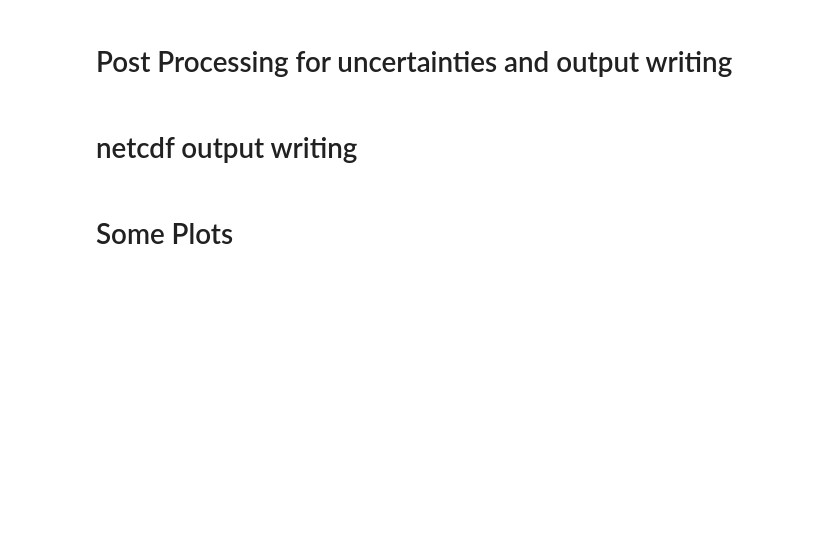
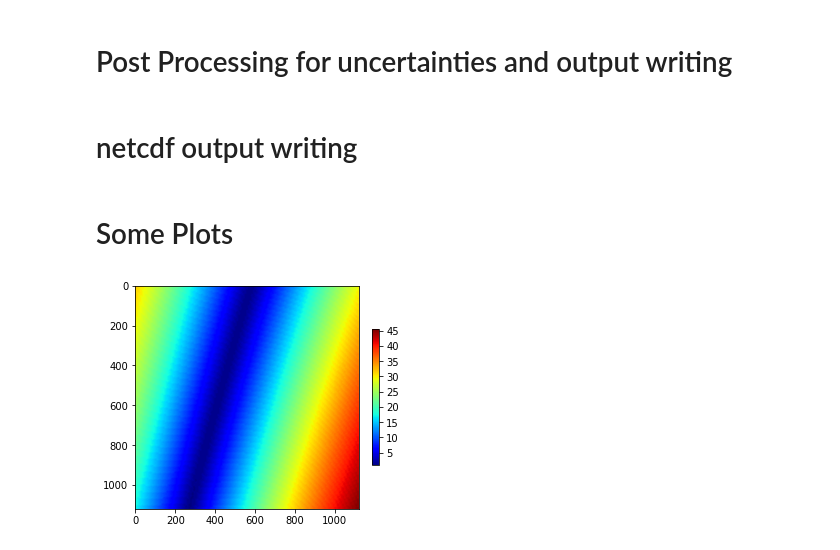
Before and after one commit to hygeos/smaccl, a Jupyter notebook: smaccl-example.ipynb, the cells around one changed output. Drawn from its saved outputs; the diff is of its cells as text; code cells hidden in the pictures; blank space fills up the shorter version.

```diff
--- a/smaccl-example.ipynb
+++ b/smaccl-example.ipynb
@@ -706,3 +706,8 @@ fig3.imshow(Iuo3[:,:],   title=r'$U_{O_3}$ ',   shrink=0.6, colorbar=True)
 fig3.imshow(Iuh2o[:,:],  title=r'$U_{H_2O}$ ',  shrink=0.6, colorbar=True)
 fig3.imshow(Ipre[:,:],  title=r'$P_{S}$ ',  shrink=0.6, colorbar=True)
 fig3.imshow(Itaup[:,:],  title=r'$\tau_a^{550}$ ',  shrink=0.6, colorbar=True)
+# %%
+fig = Figures(cols=1, rows=1)
+fig.imshow(data['VZA'])
+# %% [output]
+[figure, added]
```
Also changed, not shown: parts of 3 cells of this notebook.
